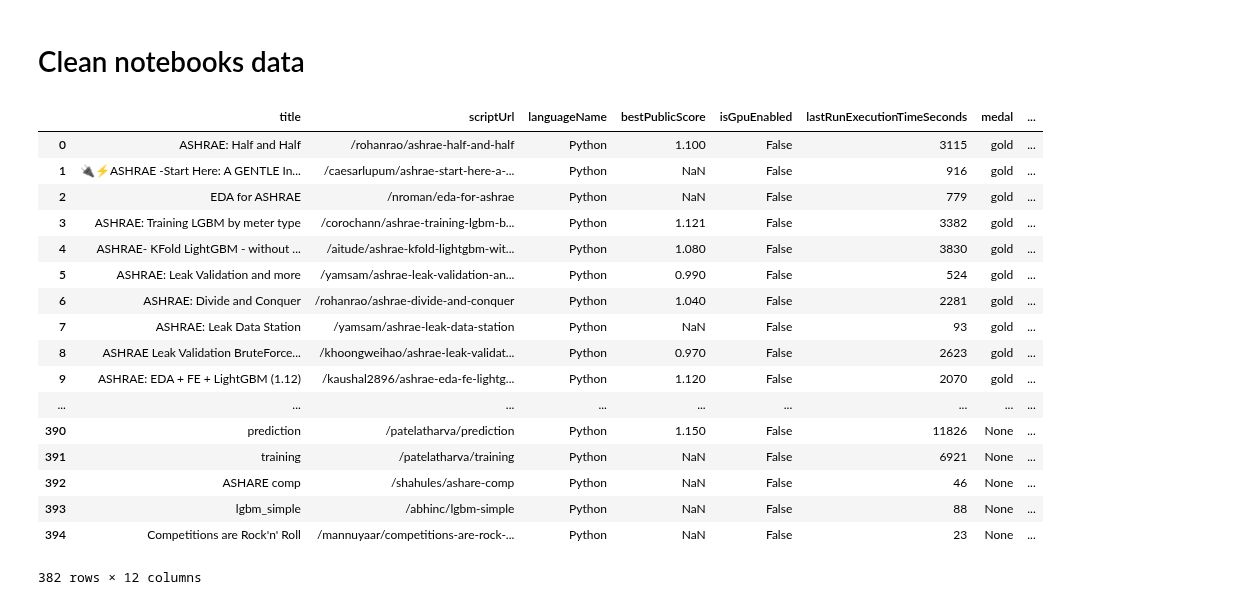
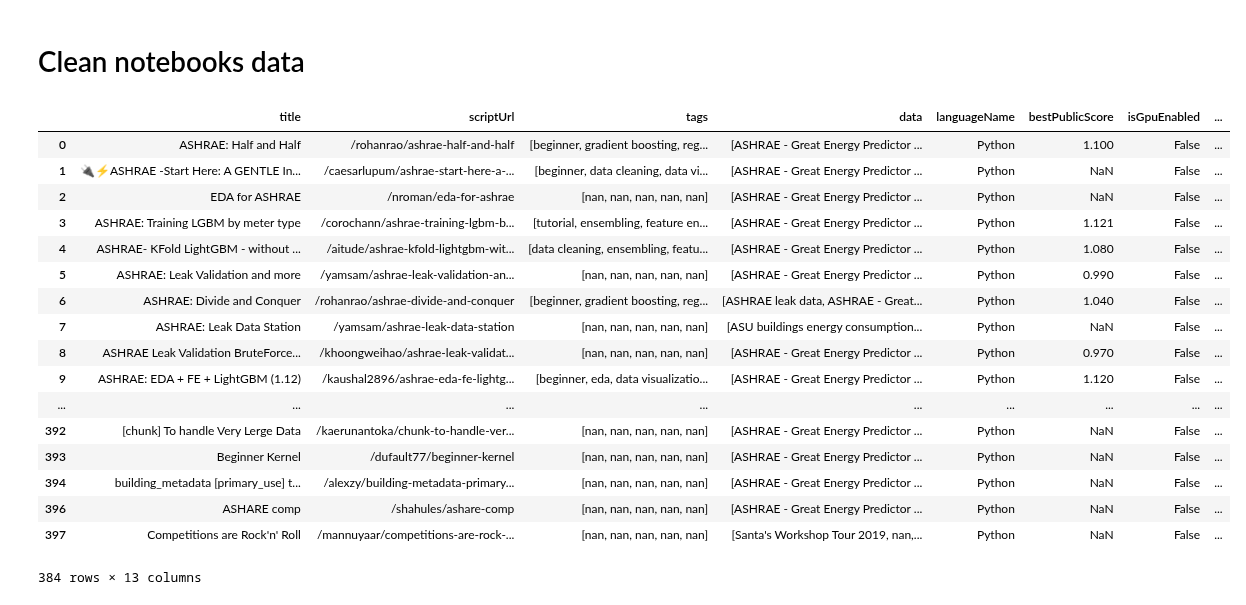
Before and after one commit to buds-lab/ashrae-great-energy-predictor-3-overview-analysis, a Jupyter notebook: Section3/NotebookDataCleaning.ipynb, the cells around one changed output. Drawn from its saved outputs; the diff is of its cells as text; code cells hidden in the pictures.

Commit message:
Add files via upload
1.Update ipynb
2.Upload tagged notebooks meta

```diff
--- a/Section3/NotebookDataCleaning.ipynb
+++ b/Section3/NotebookDataCleaning.ipynb
@@ -36,41 +36,53 @@ df_notebooks
 # Clean notebooks data
 # %%
 #Get column of tags
-df_notebooks = pd.concat([df_notebooks, df_notebooks['categories'].apply(pd.Series)[0].apply(pd.Series)['name']], axis=1)
-df_notebooks = pd.concat([df_notebooks, df_notebooks['categories'].apply(pd.Series)[1].apply(pd.Series)['name']], axis=1)
-df_notebooks = pd.concat([df_notebooks, df_notebooks['categories'].apply(pd.Series)[2].apply(pd.Series)['name']], axis=1)
-df_notebooks = pd.concat([df_notebooks, df_notebooks['categories'].apply(pd.Series)[3].apply(pd.Series)['name']], axis=1)
-df_notebooks = pd.concat([df_notebooks, df_notebooks['categories'].apply(pd.Series)[4].apply(pd.Series)['name']], axis=1)
+idx_item = 0
+while True:
+    try:
+        df_notebooks = pd.concat([df_notebooks, df_notebooks['categories'].apply(pd.Series)[idx_item].apply(pd.Series)['name']], axis=1)
+        idx_item = idx_item+1
+    except:
+        break
 df_notebooks['tags'] = pd.Series((df_notebooks['name'].values.tolist()))
-df_notebooks = df_notebooks.drop(['categories', 'name'], axis=1)
+df_notebooks = df_notebooks.drop('name', axis=1)
+
+idx_item = 0
+while True:
+    try:
+        df_notebooks = pd.concat([df_notebooks, df_notebooks['dataSources'].apply(pd.Series)[idx_item].apply(pd.Series)['name']], axis=1)
+        idx_item = idx_item+1
+    except:
+        break
+df_notebooks['data'] = pd.Series((df_notebooks['name'].values.tolist()))
+df_notebooks = df_notebooks.drop('name', axis=1)
 
 #Filtering: only notebooks
 df_notebooks = df_notebooks[df_notebooks['isNotebook']==True]
 
 #Leave useful columns(meta)
-df_notebooks = df_notebooks[['title','scriptUrl','languageName','bestPublicScore','isGpuEnabled',
-                             'lastRunExecutionTimeSeconds','medal','totalComments',
-                             'totalForks', 'totalViews', 'totalVotes','tags']]
+df_notebooks = df_notebooks[['title','scriptUrl','tags','data','languageName','bestPublicScore'
+                             ,'isGpuEnabled','lastRunExecutionTimeSeconds','medal','totalComments',
+                             'totalForks', 'totalViews', 'totalVotes']]
 df_notebooks
 # %% [output]
-|  | title | scriptUrl | languageName | bestPublicScore | isGpuEnabled | lastRunExecutionTimeSeconds | medal | ... |
-| 0 | ASHRAE: Half and Half | /rohanrao/ashrae-half-and-half | Python | 1.100 | False | 3115 | gold | ... |
-| 1 | 🔌⚡ASHRAE -Start Here: A GENTLE In... | /caesarlupum/ashrae-start-here-a-... | Python | NaN | False | 916 | gold | ... |
-| 2 | EDA for ASHRAE | /nroman/eda-for-ashrae | Python | NaN | False | 779 | gold | ... |
-| 3 | ASHRAE: Training LGBM by meter type | /corochann/ashrae-training-lgbm-b... | Python | 1.121 | False | 3382 | gold | ... |
-| 4 | ASHRAE- KFold LightGBM - without ... | /aitude/ashrae-kfold-lightgbm-wit... | Python | 1.080 | False | 3830 | gold | ... |
-| 5 | ASHRAE: Leak Validation and more | /yamsam/ashrae-leak-validation-an... | Python | 0.990 | False | 524 | gold | ... |
-| 6 | ASHRAE: Divide and Conquer | /rohanrao/ashrae-divide-and-conquer | Python | 1.040 | False | 2281 | gold | ... |
-| 7 | ASHRAE: Leak Data Station | /yamsam/ashrae-leak-data-station | Python | NaN | False | 93 | gold | ... |
-| 8 | ASHRAE Leak Validation BruteForce... | /khoongweihao/ashrae-leak-validat... | Python | 0.970 | False | 2623 | gold | ... |
-| 9 | ASHRAE: EDA + FE + LightGBM (1.12) | /kaushal2896/ashrae-eda-fe-lightg... | Python | 1.120 | False | 2070 | gold | ... |
+|  | title | scriptUrl | tags | data | languageName | bestPublicScore | isGpuEnabled | ... |
+| 0 | ASHRAE: Half and Half | /rohanrao/ashrae-half-and-half | [beginner, gradient boosting, reg... | [ASHRAE - Great Energy Predictor ... | Python | 1.100 | False | ... |
+| 1 | 🔌⚡ASHRAE -Start Here: A GENTLE In... | /caesarlupum/ashrae-start-here-a-... | [beginner, data cleaning, data vi... | [ASHRAE - Great Energy Predictor ... | Python | NaN | False | ... |
+| 2 | EDA for ASHRAE | /nroman/eda-for-ashrae | [nan, nan, nan, nan, nan] | [ASHRAE - Great Energy Predictor ... | Python | NaN | False | ... |
+| 3 | ASHRAE: Training LGBM by meter type | /corochann/ashrae-training-lgbm-b... | [tutorial, ensembling, feature en... | [ASHRAE - Great Energy Predictor ... | Python | 1.121 | False | ... |
+| 4 | ASHRAE- KFold LightGBM - without ... | /aitude/ashrae-kfold-lightgbm-wit... | [data cleaning, ensembling, featu... | [ASHRAE - Great Energy Predictor ... | Python | 1.080 | False | ... |
+| 5 | ASHRAE: Leak Validation and more | /yamsam/ashrae-leak-validation-an... | [nan, nan, nan, nan, nan] | [ASHRAE - Great Energy Predictor ... | Python | 0.990 | False | ... |
+| 6 | ASHRAE: Divide and Conquer | /rohanrao/ashrae-divide-and-conquer | [beginner, gradient boosting, reg... | [ASHRAE leak data, ASHRAE - Great... | Python | 1.040 | False | ... |
+| 7 | ASHRAE: Leak Data Station | /yamsam/ashrae-leak-data-station | [nan, nan, nan, nan, nan] | [ASU buildings energy consumption... | Python | NaN | False | ... |
+| 8 | ASHRAE Leak Validation BruteForce... | /khoongweihao/ashrae-leak-validat... | [nan, nan, nan, nan, nan] | [ASHRAE - Great Energy Predictor ... | Python | 0.970 | False | ... |
+| 9 | ASHRAE: EDA + FE + LightGBM (1.12) | /kaushal2896/ashrae-eda-fe-lightg... | [beginner, eda, data visualizatio... | [ASHRAE - Great Energy Predictor ... | Python | 1.120 | False | ... |
 | ... | ... | ... | ... | ... | ... | ... | ... | ... |
-| 390 | prediction | /patelatharva/prediction | Python | 1.150 | False | 11826 | None | ... |
-| 391 | training | /patelatharva/training | Python | NaN | False | 6921 | None | ... |
-| 392 | ASHARE comp | /shahules/ashare-comp | Python | NaN | False | 46 | None | ... |
-| 393 | lgbm_simple | /abhinc/lgbm-simple | Python | NaN | False | 88 | None | ... |
-| 394 | Competitions are Rock'n' Roll | /mannuyaar/competitions-are-rock-... | Python | NaN | False | 23 | None | ... |
+| 392 | [chunk] To handle Very Lerge Data | /kaerunantoka/chunk-to-handle-ver... | [nan, nan, nan, nan, nan] | [ASHRAE - Great Energy Predictor ... | Python | NaN | False | ... |
+| 393 | Beginner Kernel | /dufault77/beginner-kernel | [nan, nan, nan, nan, nan] | [ASHRAE - Great Energy Predictor ... | Python | NaN | False | ... |
+| 394 | building_metadata [primary_use] t... | /alexzy/building-metadata-primary... | [nan, nan, nan, nan, nan] | [ASHRAE - Great Energy Predictor ... | Python | NaN | False | ... |
+| 396 | ASHARE comp | /shahules/ashare-comp | [nan, nan, nan, nan, nan] | [ASHRAE - Great Energy Predictor ... | Python | NaN | False | ... |
+| 397 | Competitions are Rock'n' Roll | /mannuyaar/competitions-are-rock-... | [nan, nan, nan, nan, nan] | [Santa's Workshop Tour 2019, nan,... | Python | NaN | False | ... |
-382 rows × 12 columns
+384 rows × 13 columns
 # %%
 #combline for complete Url
 df_notebooks['scriptUrl'] = 'https://www.kaggle.com'+df_notebooks['scriptUrl']
```
Also changed, not shown: parts of 4 cells of this notebook, 3 other files.
